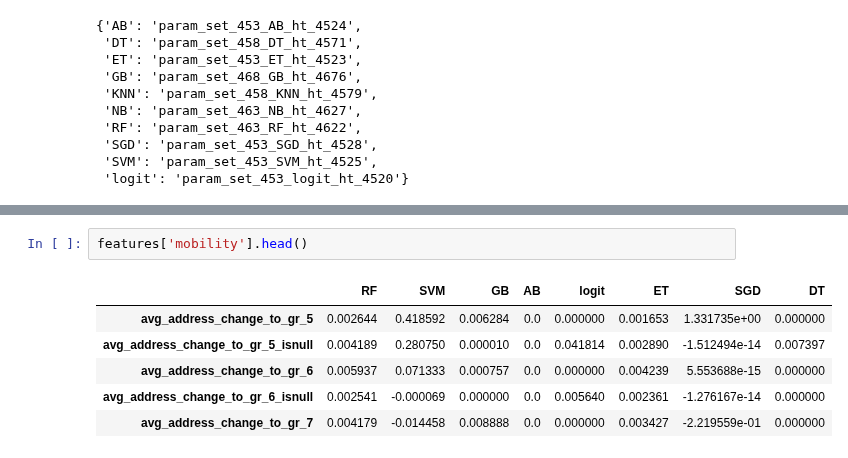
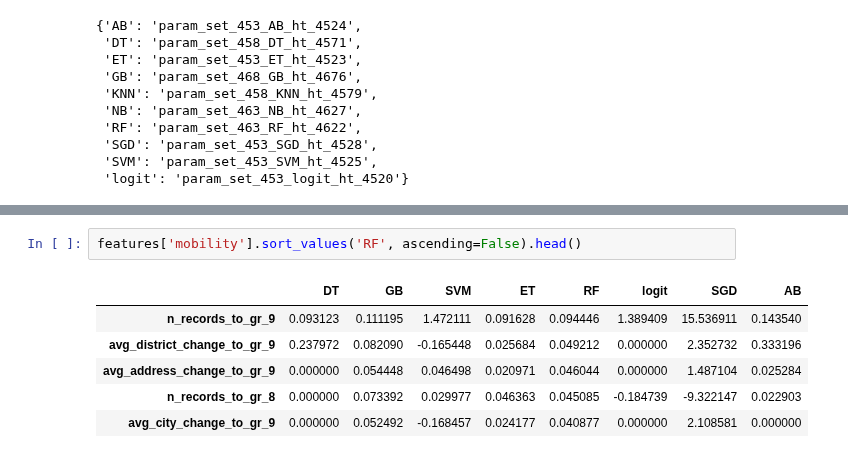
Before and after one commit to jgutman/mvesc, a Jupyter notebook: Models_Results/rank_correlation.ipynb, the cells around one changed output, grey strips where cells are left out. Drawn from its saved outputs; the diff is of its cells as text.

```diff
--- a/Models_Results/rank_correlation.ipynb
+++ b/Models_Results/rank_correlation.ipynb
@@ -159,12 +167,12 @@ spearman['absence'].style.applymap(partial(color_gt,x=.7))
 # %%
-features['mobility'].head()
+features['mobility'].sort_values('RF', ascending=False).head()
 # %% [output]
-|  | RF | SVM | GB | AB | logit | ET | SGD | DT |
-| avg_address_change_to_gr_5 | 0.002644 | 0.418592 | 0.006284 | 0.0 | 0.000000 | 0.001653 | 1.331735e+00 | 0.000000 |
-| avg_address_change_to_gr_5_isnull | 0.004189 | 0.280750 | 0.000010 | 0.0 | 0.041814 | 0.002890 | -1.512494e-14 | 0.007397 |
-| avg_address_change_to_gr_6 | 0.005937 | 0.071333 | 0.000757 | 0.0 | 0.000000 | 0.004239 | 5.553688e-15 | 0.000000 |
-| avg_address_change_to_gr_6_isnull | 0.002541 | -0.000069 | 0.000000 | 0.0 | 0.005640 | 0.002361 | -1.276167e-14 | 0.000000 |
-| avg_address_change_to_gr_7 | 0.004179 | -0.014458 | 0.008888 | 0.0 | 0.000000 | 0.003427 | -2.219559e-01 | 0.000000 |
+|  | DT | GB | SVM | ET | RF | logit | SGD | AB |
+| n_records_to_gr_9 | 0.093123 | 0.111195 | 1.472111 | 0.091628 | 0.094446 | 1.389409 | 15.536911 | 0.143540 |
+| avg_district_change_to_gr_9 | 0.237972 | 0.082090 | -0.165448 | 0.025684 | 0.049212 | 0.000000 | 2.352732 | 0.333196 |
+| avg_address_change_to_gr_9 | 0.000000 | 0.054448 | 0.046498 | 0.020971 | 0.046044 | 0.000000 | 1.487104 | 0.025284 |
+| n_records_to_gr_8 | 0.000000 | 0.073392 | 0.029977 | 0.046363 | 0.045085 | -0.184739 | -9.322147 | 0.022903 |
+| avg_city_change_to_gr_9 | 0.000000 | 0.052492 | -0.168457 | 0.024177 | 0.040877 | 0.000000 | 2.108581 | 0.000000 |
 # %%
 spearman['mobility'].style.applymap(partial(color_gt,x=.7))
 # %% [output]
```
Also changed, not shown: parts of 48 cells of this notebook, 17 other files.
